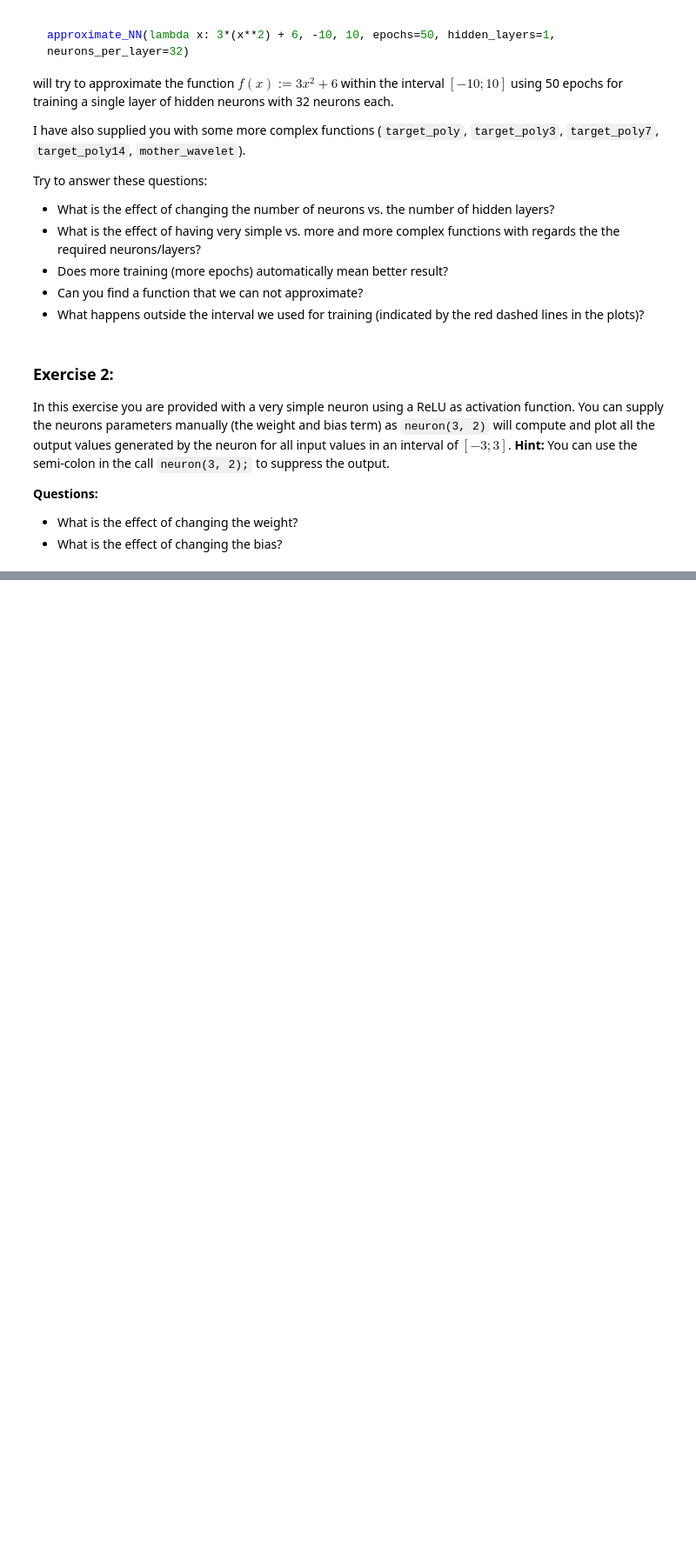
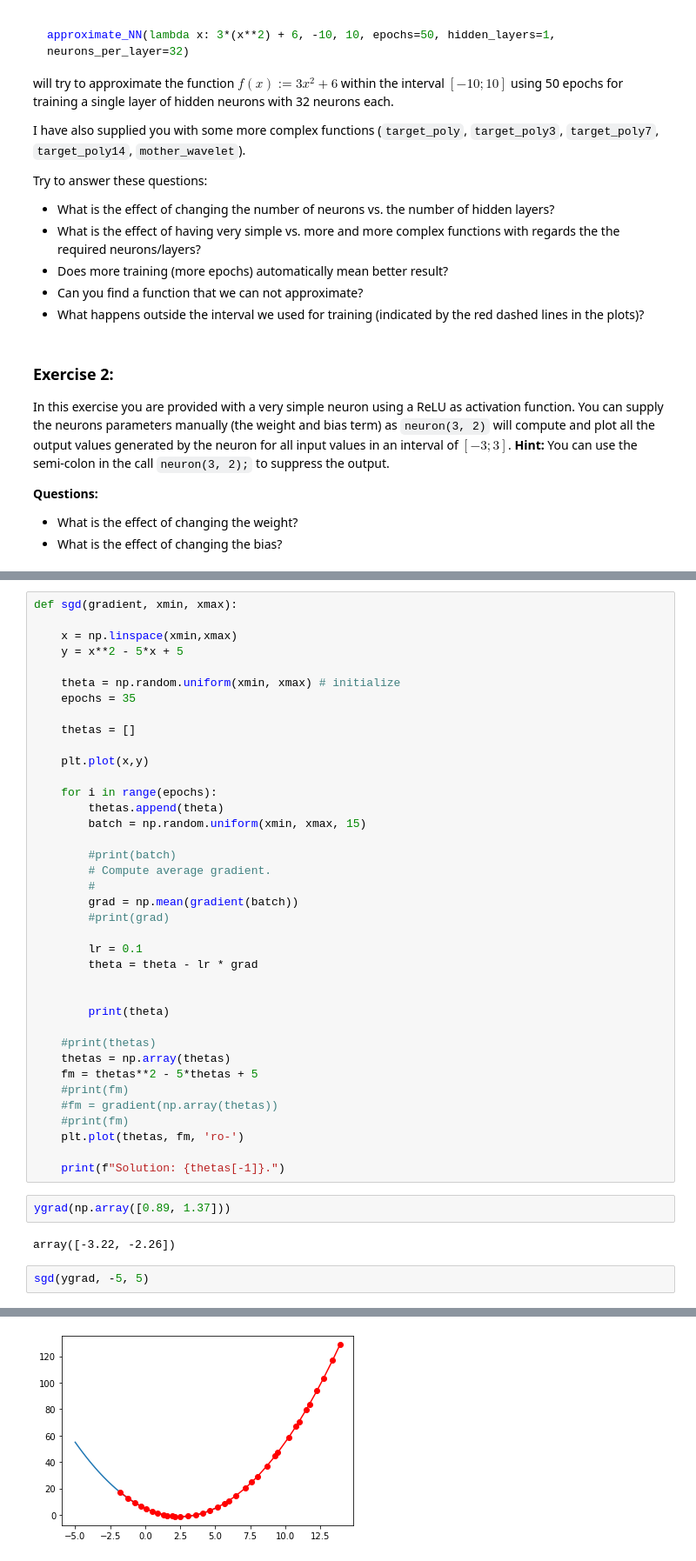
Before and after one commit to shegenbart/Jupyter-Exercises, a Jupyter notebook: Neural-Networks/Neural-Network-Exercises.ipynb, the cells around one changed output, grey strips where cells are left out. Shown at 87% size. Drawn from its saved outputs; the diff is of its cells as text; blank space fills up the shorter version.

```diff
--- a/Neural-Networks/Neural-Network-Exercises.ipynb
+++ b/Neural-Networks/Neural-Network-Exercises.ipynb
@@ -193,0 +214,45 @@ combine_neurons([r1, r2], [1, -1], -5, target_poly_3)
+# %%
+def sgd(gradient, xmin, xmax):
+
+    x = np.linspace(xmin,xmax)
+    y = x**2 - 5*x + 5
+
+    theta = np.random.uniform(xmin, xmax) # initialize
+    epochs = 35
+
+    thetas = []
+
+    plt.plot(x,y)
+
+    for i in range(epochs):
+        thetas.append(theta)
+        batch = np.random.uniform(xmin, xmax, 15)
+
+        #print(batch)
+        # Compute average gradient.
+        #
+        grad = np.mean(gradient(batch))
+        #print(grad)
+
+        lr = 0.1
+        theta = theta - lr * grad
+
+
+        print(theta)
+
+    #print(thetas)
+    thetas = np.array(thetas)
+    fm = thetas**2 - 5*thetas + 5
+    #print(fm)
+    #fm = gradient(np.array(thetas))
+    #print(fm)
+    plt.plot(thetas, fm, 'ro-')
+
+    print(f"Solution: {thetas[-1]}.")
+# %%
+ygrad(np.array([0.89, 1.37]))
+# %% [output]
+array([-3.22, -2.26])
+# %%
+sgd(ygrad, -5, 5)
+# %% [output]
@@ -193,0 +276 @@ combine_neurons([r1, r2], [1, -1], -5, target_poly_3)
+[figure, added]
```
Also changed, not shown: parts of 16 cells of this notebook.
